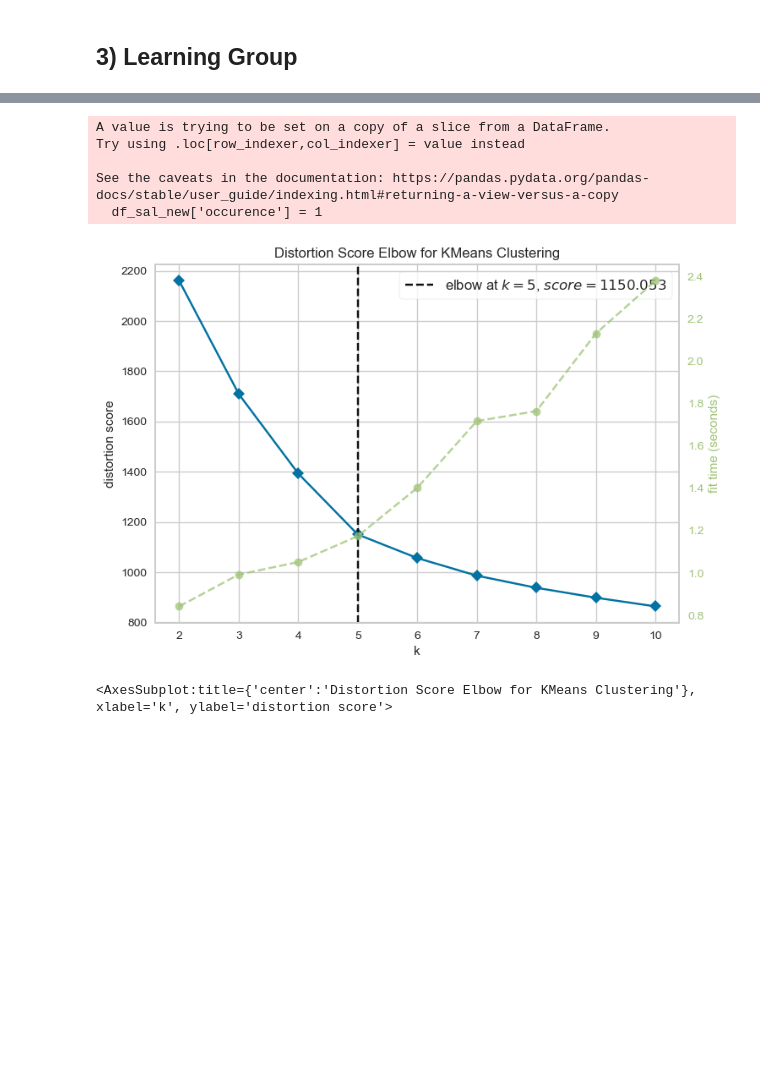
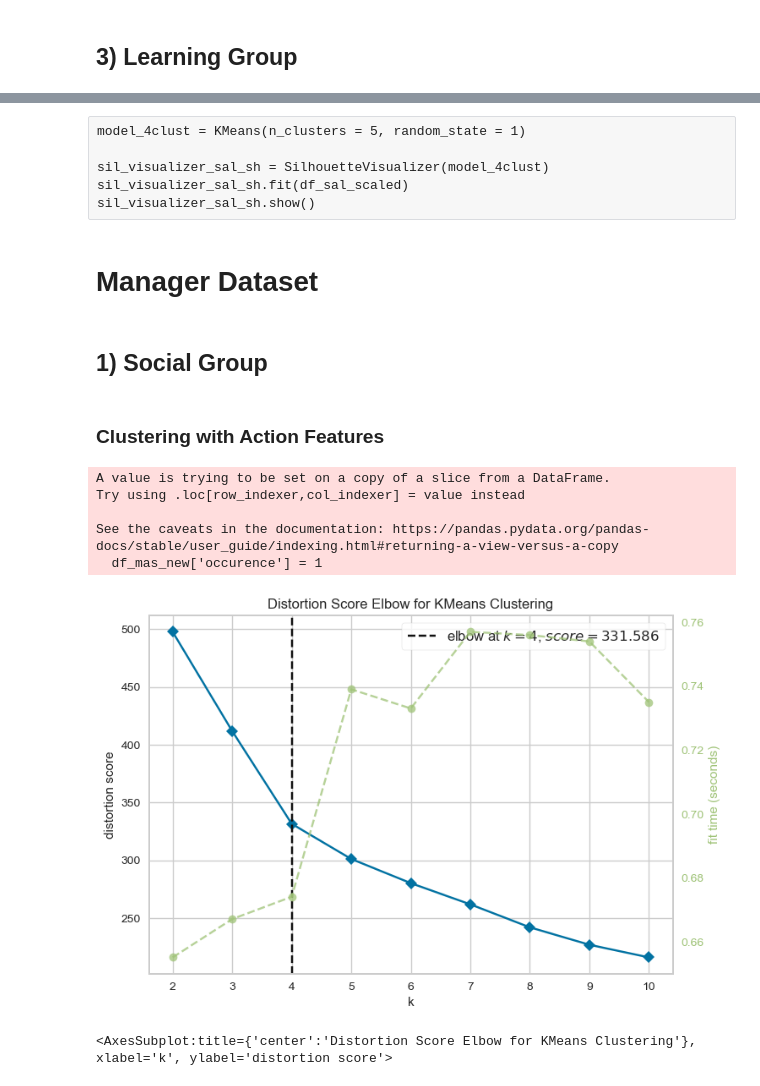
Before and after one commit to Wanghaoyin/ilab2-Team2-Coles, a Jupyter notebook: ilab2_Jun.ipynb, the cells around one changed output, grey strips where cells are left out. Saved outputs shown, nothing was run; the diff lists cells and outputs as text; code cells hidden in the pictures; blank space fills up the shorter version.

```diff
--- a/ilab2_Jun.ipynb
+++ b/ilab2_Jun.ipynb
@@ -764,48 +1039,70 @@ sil_visualizer_saen_sh.show()
+# %% [raw]
+model_4clust = KMeans(n_clusters = 5, random_state = 1)
+
+sil_visualizer_sal_sh = SilhouetteVisualizer(model_4clust)
+sil_visualizer_sal_sh.fit(df_sal_scaled)
+sil_visualizer_sal_sh.show()
+# %% [markdown]
+# Manager Dataset
+# %%
+# fill NaN with ''
+df_manager = df_manager.fillna('')
+
+# add 'combined' column
+df_manager['combined'] = df_manager['verb'] + "|" + df_manager['type'] + "|" + df_manager['activity'] + "|" + df_manager['CMS Type']
+
+# merge with verb-activity group
+df_manager_action = pd.merge(df_manager[['actorId', 'combined']], df_va[['unique_values', 'action', 'social', 'exploring', 'learning']], left_on = 'combined', right_on = 'unique_values', how = 'left')
+df_manager_action = df_manager_action[['actorId', 'action', 'social', 'exploring', 'learning']]
+# %% [markdown]
+## 1) Social Group
+# %% [markdown]
+### Clustering with Action Features
 # %%
-df_staff_action_learn = df_staff_action[df_staff_action['learning'] == True]
+# select social group
+df_manager_action_social = df_manager_action[df_manager_action['social'] == True]
 
 # verb count
-vc = df_staff_action_learn['action'].value_counts()
+vc = df_manager_action_social['action'].value_counts()
 
 # select verb frequency over 1000 and convert to list
 vc_list = vc[vc > 100].index.tolist()
 
 # filter data by verb list
-df_staff_action_learn_filter = df_staff_action_learn[df_staff_action_learn['action'].isin(vc_list)]
-
-df_sal_new = df_staff_action_learn_filter
-df_sal_new['occurence'] = 1
+df_manager_action_social_filter = df_manager_action_social[df_manager_action_social['action'].isin(vc_list)]
+df_mas_new = df_manager_action_social_filter
+df_mas_new['occurence'] = 1
 
 # generate pivot table
-df_sal_pivot = pd.pivot_table(df_sal_new, values = 'occurence', index = 'actorId', columns = 'action', aggfunc = 'count')
+df_mas_pivot = pd.pivot_table(df_mas_new, values = 'occurence', index = 'actorId', columns = 'action', aggfunc = 'count')
 
 # convert pivot table to dataframe
-df_sal_pivot = df_sal_pivot.reset_index()
+df_mas_pivot = df_mas_pivot.reset_index()
 
 # remove index header
-df_sal_pivot = df_sal_pivot.rename_axis(None, axis = 1)
+df_mas_pivot = df_mas_pivot.rename_axis(None, axis = 1)
 
 # replace NaN with 0 for an entire dataframe
-df_sal_pivot = df_sal_pivot.replace(np.nan, 0) # df_staff_pivot.fillna(0)
+df_mas_pivot = df_mas_pivot.replace(np.nan, 0) # df_manager_pivot.fillna(0)
 
 # generate dataframe without actorId
-df_sal_noid = df_sal_pivot.loc[:, df_sal_pivot.columns != 'actorId']
+df_mas_noid = df_mas_pivot.loc[:, df_mas_pivot.columns != 'actorId']
 
 # scale with normalisation
 scaler = MinMaxScaler(feature_range = (0,1))
-df_sal_scaled = pd.DataFrame(scaler.fit_transform(df_sal_noid), columns = df_sal_noid.columns)
+df_mas_scaled = pd.DataFrame(scaler.fit_transform(df_mas_noid), columns = df_mas_noid.columns)
 
 # plot elbow chart
 model = KMeans(random_state = 1)
 
-elb_visualizer_sal_eb = KElbowVisualizer(model, k = (2,11))
-elb_visualizer_sal_eb.fit(df_sal_scaled)
-elb_visualizer_sal_eb.show()
+elb_visualizer_mas_eb = KElbowVisualizer(model, k = (2,11))
+elb_visualizer_mas_eb.fit(df_mas_scaled)
+elb_visualizer_mas_eb.show()
 # %% [output]
 A value is trying to be set on a copy of a slice from a DataFrame.
 Try using .loc[row_indexer,col_indexer] = value instead
 
 See the caveats in the documentation: https://pandas.pydata.org/pandas-docs/stable/user_guide/indexing.html#returning-a-view-versus-a-copy
-  df_sal_new['occurence'] = 1
+  df_mas_new['occurence'] = 1
-[figure, old version]
+[figure, new version]
 <AxesSubplot:title={'center':'Distortion Score Elbow for KMeans Clustering'}, xlabel='k', ylabel='distortion score'>
```
Also changed, not shown: parts of 68 cells of this notebook.
